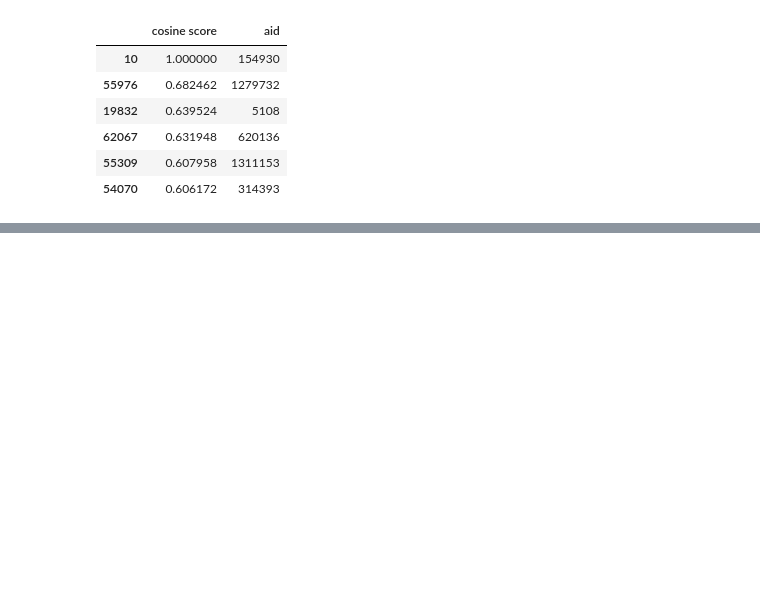
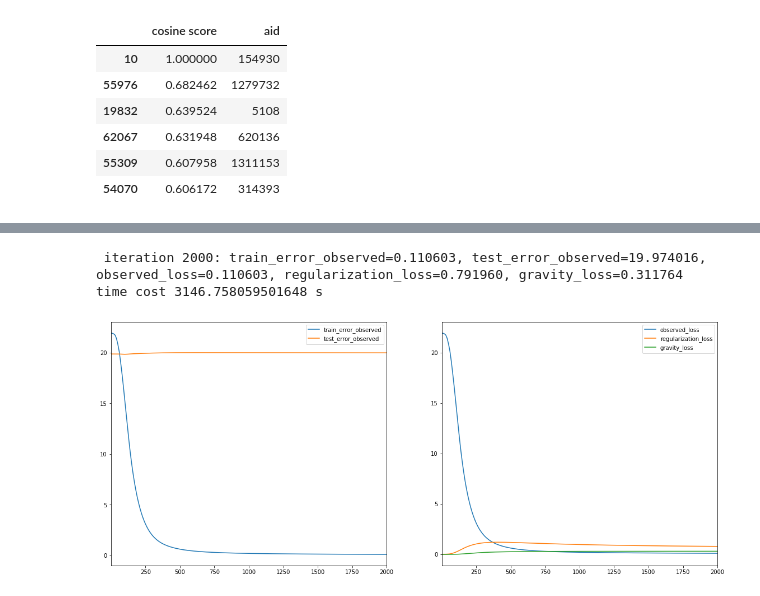
Before and after one commit to insistedMarin/ML-based-Recommendation-Systems, a Jupyter notebook: Matrix_Factorization_model.ipynb, the cells around one changed output, grey strips where cells are left out. Drawn from its saved outputs; the diff is of its cells as text; code cells hidden in the pictures; blank space fills up the shorter version.

```diff
--- a/Matrix_Factorization_model.ipynb
+++ b/Matrix_Factorization_model.ipynb
@@ -299,3 +281,49 @@ item_neighbors(model, last_aid, COSINE)
 | 62067 | 0.631948 | 620136 |
 | 55309 | 0.607958 | 1311153 |
 | 54070 | 0.606172 | 314393 |
+# %%
+
+def gravity(U, V):
+  """Creates a gravity loss given two embedding matrices."""
+  return 1. / (U.shape[0]*V.shape[0]) * tf.reduce_sum(
+      tf.matmul(U, U, transpose_a=True) * tf.matmul(V, V, transpose_a=True))
+
+def build_regularized_model(
+    ratings, embedding_dim=3, regularization_coeff=.1, gravity_coeff=1.,
+    init_stddev=0.1):
+  train_ratings, test_ratings = split_dataframe(ratings)
+  # SparseTensor representation of the train and test datasets.
+  A_train = build_rating_sparse_tensor(train_ratings)
+  A_test = build_rating_sparse_tensor(test_ratings)
+  U = tf.Variable(tf.random.normal(
+      [A_train.dense_shape[0], embedding_dim], stddev=init_stddev))
+  V = tf.Variable(tf.random.normal(
+      [A_train.dense_shape[1], embedding_dim], stddev=init_stddev))
+
+  error_train = sparse_mean_square_error(A_train, U, V)
+  error_test = sparse_mean_square_error(A_test, U, V)
+  gravity_loss = gravity_coeff * gravity(U, V)
+  regularization_loss = regularization_coeff * (
+      tf.reduce_sum(U*U)/U.shape[0] + tf.reduce_sum(V*V)/V.shape[0])
+  total_loss = error_train + regularization_loss + gravity_loss
+  losses = {
+      'train_error_observed': error_train,
+      'test_error_observed': error_test,
+  }
+  loss_components = {
+      'observed_loss': error_train,
+      'regularization_loss': regularization_loss,
+      'gravity_loss': gravity_loss,
+  }
+  embeddings = {"user_id": U, "item_id": V}
+
+  return CFModel(embeddings, total_loss, [losses, loss_components])
+# %%
+reg_model = build_regularized_model(
+    rating_df, regularization_coeff=0.1, gravity_coeff=1.0, embedding_dim=35,
+    init_stddev=.05)
+start = time.time()
+reg_model.train(num_iterations=2000, learning_rate=20.)
+end = time.time()
+print('\ntime cost',end-start,'s')
+# %% [output]
@@ -301,0 +331,3 @@ item_neighbors(model, last_aid, COSINE)
+ iteration 2000: train_error_observed=0.110603, test_error_observed=19.974016, observed_loss=0.110603, regularization_loss=0.791960, gravity_loss=0.311764
+time cost 3146.758059501648 s
+[figure, added]
```
Also changed, not shown: parts of 15 cells of this notebook.
